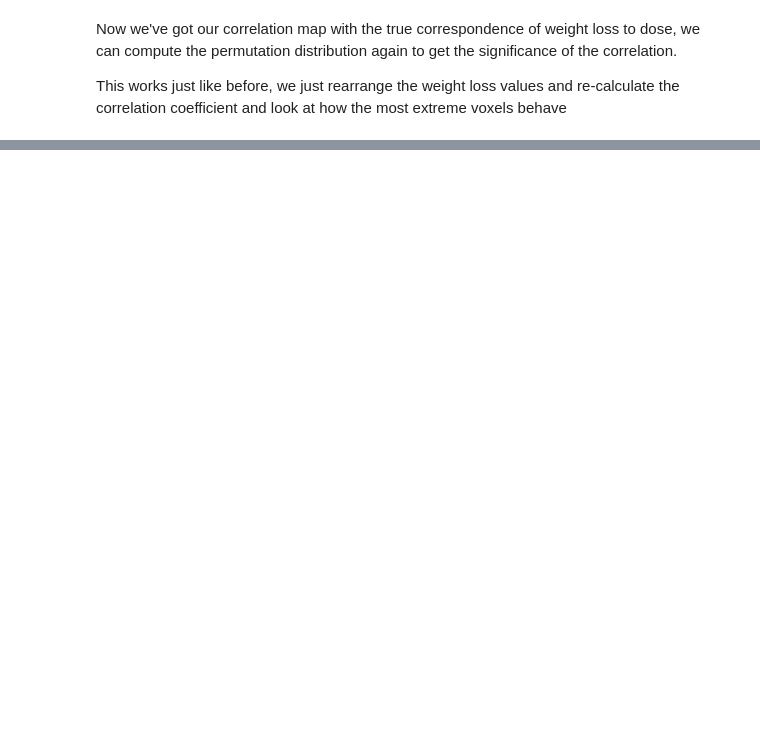
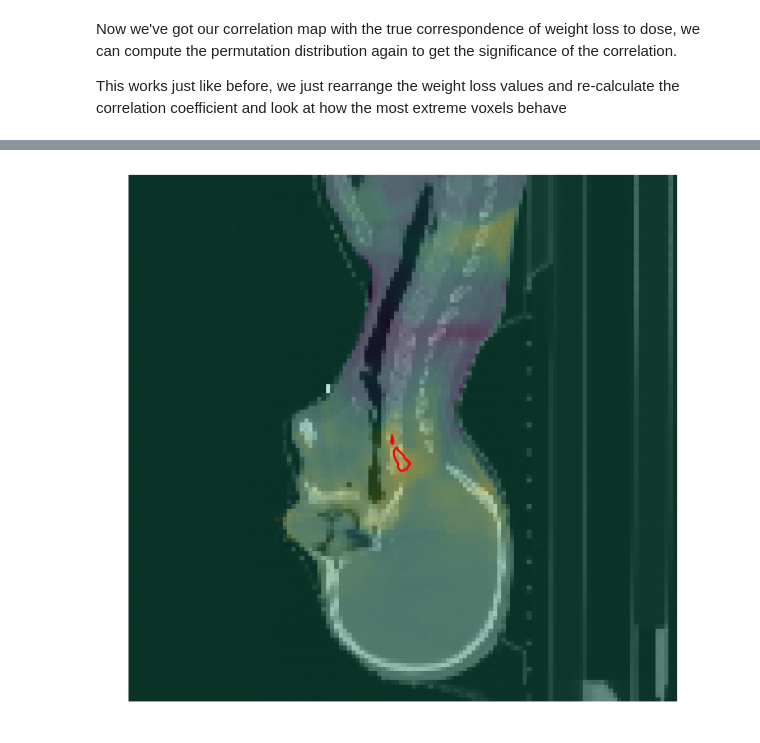
Before and after one commit to afg1/jedi-colombia-project-complete, a Jupyter notebook: ImageBasedDataMiningContinuous.ipynb, the cells around one changed output, grey strips where cells are left out. Cells and saved outputs as stored; diff of their text form; code cells hidden in the pictures; blank space fills up the shorter version.

```diff
--- a/ImageBasedDataMiningContinuous.ipynb
+++ b/ImageBasedDataMiningContinuous.ipynb
@@ -162,28 +180,30 @@ Now we've got our correlation map with the true correspondence of weight loss to
 
 This works just like before, we just rearrange the weight loss values and re-calculate the correlation coefficient and look at how the most extreme voxels behave
 # %%
-def doPermutation(doseData, outcome):
+def doPermutation(doseData, outcome, mask=None):
     """
     Permute the statuses and return the maximum t value for this permutation
     Inputs:
         - doseData: the dose data, should be structured such that the number of patients in it is along the last axis
         - outcome: the outcome values. Shuold be a continuous number. These will be permuted in this function to
                     assess the null hypothesis of no dose interaction
+        - mask: A mask outside which we will ignore the returned correlation
     Returns:
         - (tMin, tMax): the extreme values of the whole t-value map for this permutation
     """
     poutcome = np.random.permutation(outcome)
-    permT = imagesCorrelation(doseData, poutcome)
+    permT = imagesCorrelation(doseData, poutcome, mask)
     return (np.min(permT), np.max(permT))
 
 
-def permutationTest(doseData, outcome, nperm=1000):
+def permutationTest(doseData, outcome, nperm=1000, mask=None):
     """
     Perform a permutation test to get the global p-value and t-thresholds
     Inputs:
         - doseData: the dose data, should be structured such that the number of patients in it is along the last axis
         - outcome: the outcome labels. Should be a continuous number.
         - nperm: The number of permutations to calculate. Defaults to 1000 which is the minimum for reasonable accuracy
+        - mask: A mask outside which we will ignore the returned correlation
     Returns:
         - globalPNeg: the global significance of the test for negative t-values
         - globalPPos: the global significance of the test for positive t-values
@@ -191,21 +211,21 @@ def permutationTest(doseData, outcome, nperm=1000):
         - tThreshPos: the list of maxT from all the permutations, use it to set a significance threshold.
     """
     tthresh = []
-    gtCount = 0
-    ltCount = 0
-    trueT = imagesCorrelation(doseData, outcome)
+    gtCount = 1
+    ltCount = 1
+    trueT = imagesCorrelation(doseData, outcome, mask=mask)
     trueMaxT = np.max(trueT)
     trueMinT = np.min(trueT)
     if haveTQDM:
         for perm in tqdm(range(nperm)):
-            tthresh.append(doPermutation(doseData, outcome))
+            tthresh.append(doPermutation(doseData, outcome, mask))
             if tthresh[-1][1] > trueMaxT:
                 gtCount += 1.0
             if tthresh[-1][0] < trueMinT:
                 ltCount += 1.0
     else:
         for perm in range(nperm):
-            tthresh.append(doPermutation(doseData, outcome))
+            tthresh.append(doPermutation(doseData, outcome, mask))
             if tthresh[-1][1] > trueMaxT:
                 gtCount += 1.0
             if tthresh[-1][0] < trueMinT:
@@ -219,0 +244,2 @@ If we run this function with our data, we will get back the global significance
+# %%
+pNeg, pPos, threshNeg, threshPos = permutationTest(doseArray, weightLoss, nperm=100, mask=mask)
@@ -219,0 +269,25 @@ If we run this function with our data, we will get back the global significance
+# %%
+fig = plt.figure(figsize=(10,10))
+
+ax = fig.add_subplot(111)
+
+# First show the CT
+ctImg = ax.imshow(referenceAnatomy[:,:,64], cmap='Greys_r')
+
+# Now add the t-map with some transparency
+rhomapImg = ax.imshow(rhoMap[:,:,64], alpha=0.3)
+
+plt.axis('off');
+
+neg_p005 = np.percentile(threshNeg, 0.05)
+neg_p010 = np.percentile(threshNeg, 0.10)
+neg_p015 = np.percentile(threshNeg, 0.15) ## Contour plot needs two levels, so we use p=0.05 & 0.10
+pos_p005 = np.percentile(threshPos, 0.95)
+pos_p010 = np.percentile(threshPos, 0.9)
+pos_p015 = np.percentile(threshPos, 0.75)
+
+## Now do the contourplot at the 95% level for p=0.05
+pos_contourplot = plt.contour(rhoMap[:,:,64], levels=[pos_p015, pos_p010, pos_p005], colors='r')
+# neg_contourplot = plt.contour(rhoMap[:,:,64], levels=[neg_p005, neg_p010, neg_p015], colors='g')
+# %% [output]
+[figure, added]
```
Also changed, not shown: parts of 16 cells of this notebook.
